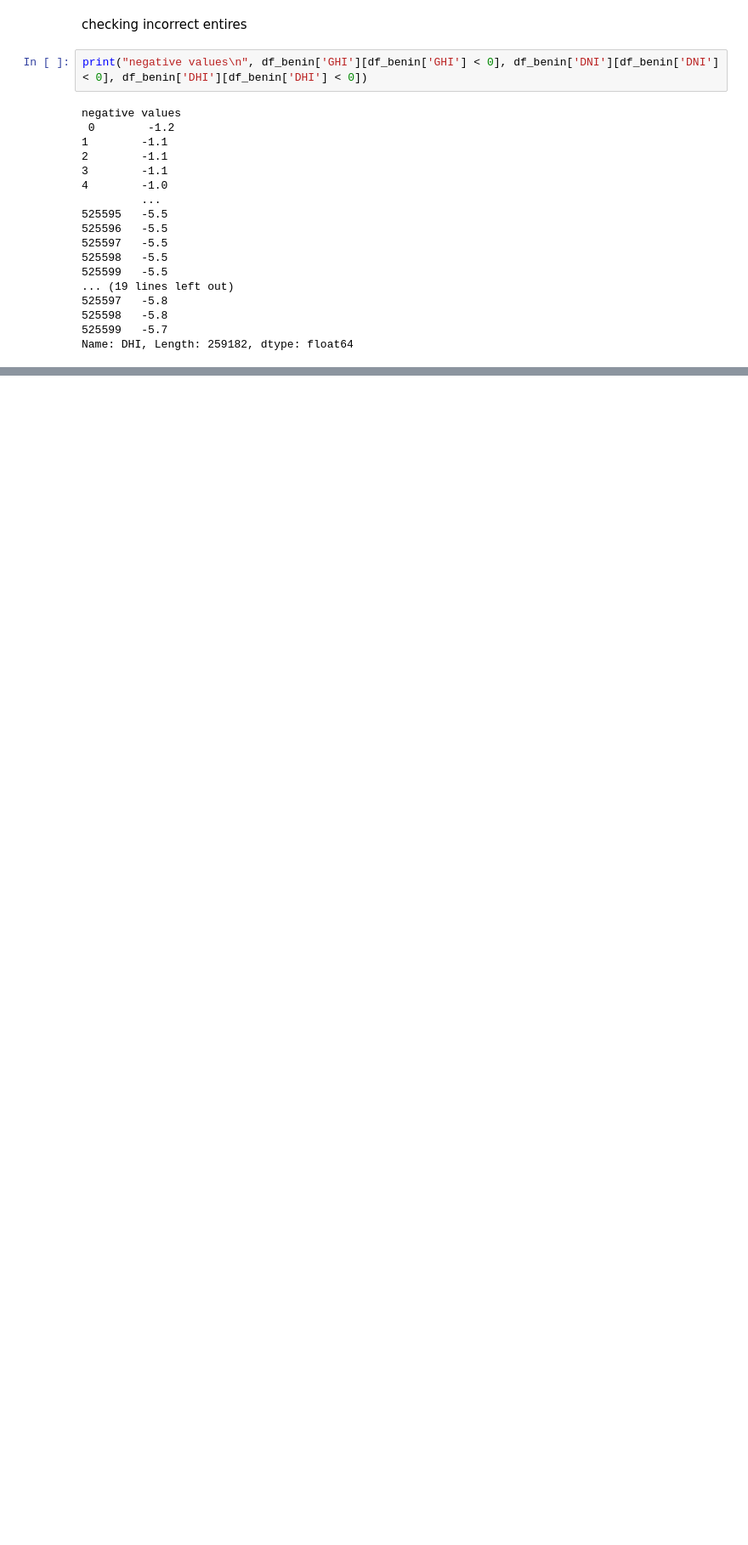
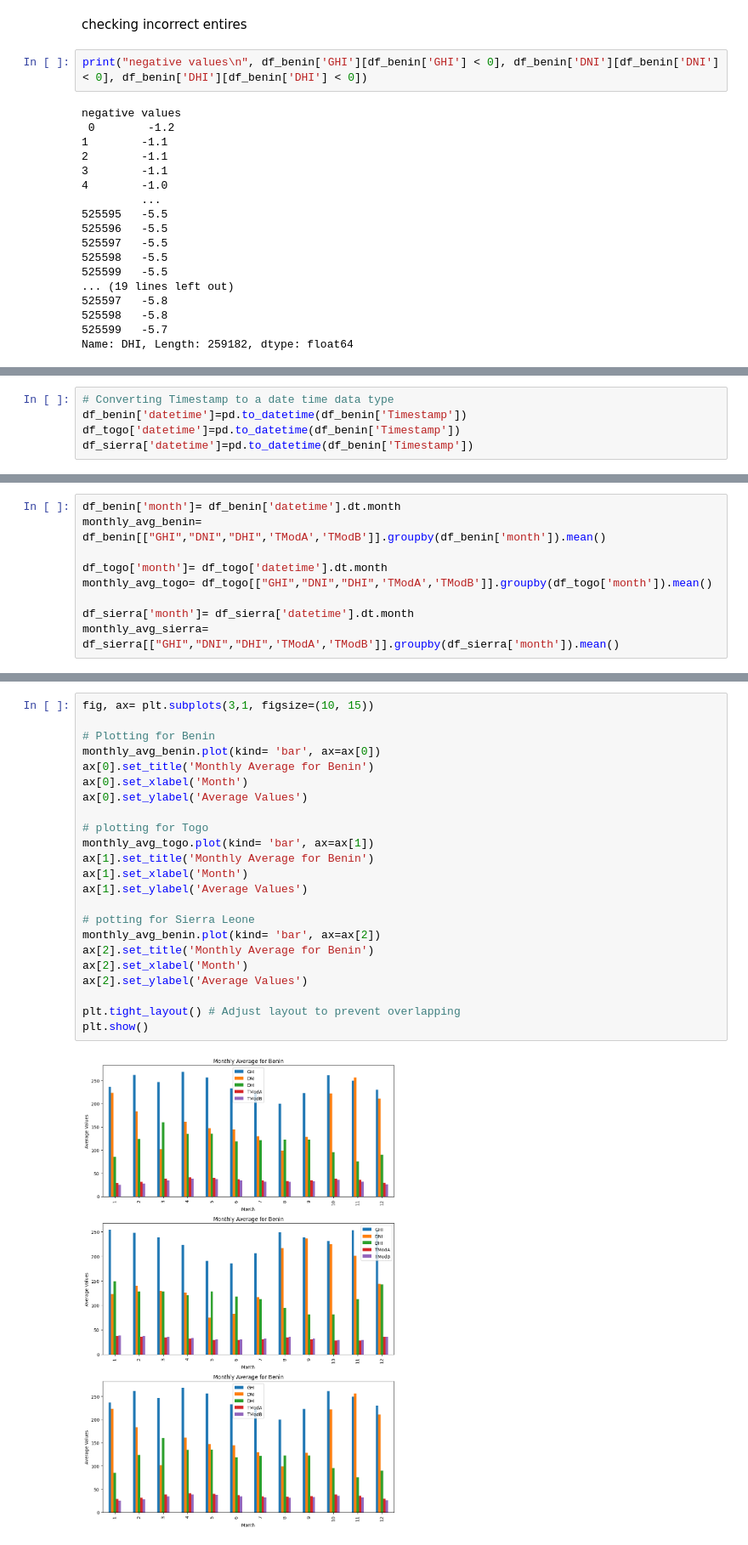
Before and after one commit to Amanzlastt/kifiyaweek0, a Jupyter notebook: notebooks/EDA.ipynb, the cells around one changed output, grey strips where cells are left out. Shown at 85% size. Drawn from its saved outputs; the diff is of its cells as text; blank space fills up the shorter version.

Commit message:
task one time series to correlation analysis

```diff
--- a/notebooks/EDA.ipynb
+++ b/notebooks/EDA.ipynb
@@ -145,0 +166,5 @@ Name: DHI, Length: 259182, dtype: float64
+# %%
+# Converting Timestamp to a date time data type
+df_benin['datetime']=pd.to_datetime(df_benin['Timestamp'])
+df_togo['datetime']=pd.to_datetime(df_benin['Timestamp'])
+df_sierra['datetime']=pd.to_datetime(df_benin['Timestamp'])
@@ -145,0 +173,9 @@ Name: DHI, Length: 259182, dtype: float64
+# %%
+df_benin['month']= df_benin['datetime'].dt.month
+monthly_avg_benin= df_benin[["GHI","DNI","DHI",'TModA','TModB']].groupby(df_benin['month']).mean()
+
+df_togo['month']= df_togo['datetime'].dt.month
+monthly_avg_togo= df_togo[["GHI","DNI","DHI",'TModA','TModB']].groupby(df_togo['month']).mean()
+
+df_sierra['month']= df_sierra['datetime'].dt.month
+monthly_avg_sierra= df_sierra[["GHI","DNI","DHI",'TModA','TModB']].groupby(df_sierra['month']).mean()
@@ -145,0 +184,25 @@ Name: DHI, Length: 259182, dtype: float64
+# %%
+fig, ax= plt.subplots(3,1, figsize=(10, 15))
+
+# Plotting for Benin
+monthly_avg_benin.plot(kind= 'bar', ax=ax[0])
+ax[0].set_title('Monthly Average for Benin')
+ax[0].set_xlabel('Month')
+ax[0].set_ylabel('Average Values')
+
+# plotting for Togo
+monthly_avg_togo.plot(kind= 'bar', ax=ax[1])
+ax[1].set_title('Monthly Average for Benin')
+ax[1].set_xlabel('Month')
+ax[1].set_ylabel('Average Values')
+
+# potting for Sierra Leone
+monthly_avg_benin.plot(kind= 'bar', ax=ax[2])
+ax[2].set_title('Monthly Average for Benin')
+ax[2].set_xlabel('Month')
+ax[2].set_ylabel('Average Values')
+
+plt.tight_layout() # Adjust layout to prevent overlapping
+plt.show()
+# %% [output]
+[figure, added]
```
Also changed, not shown: parts of 10 cells of this notebook.
